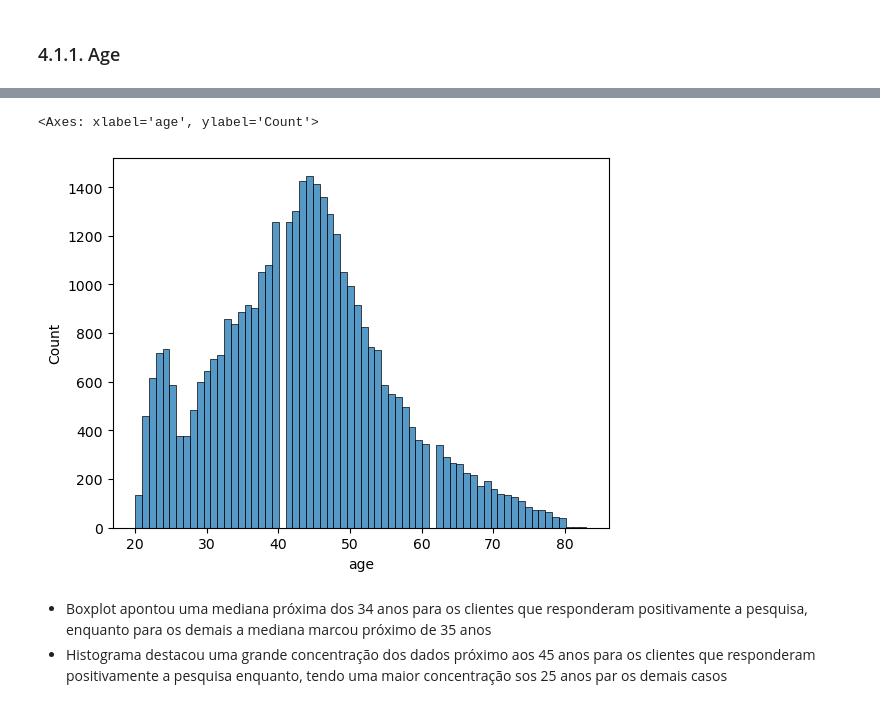
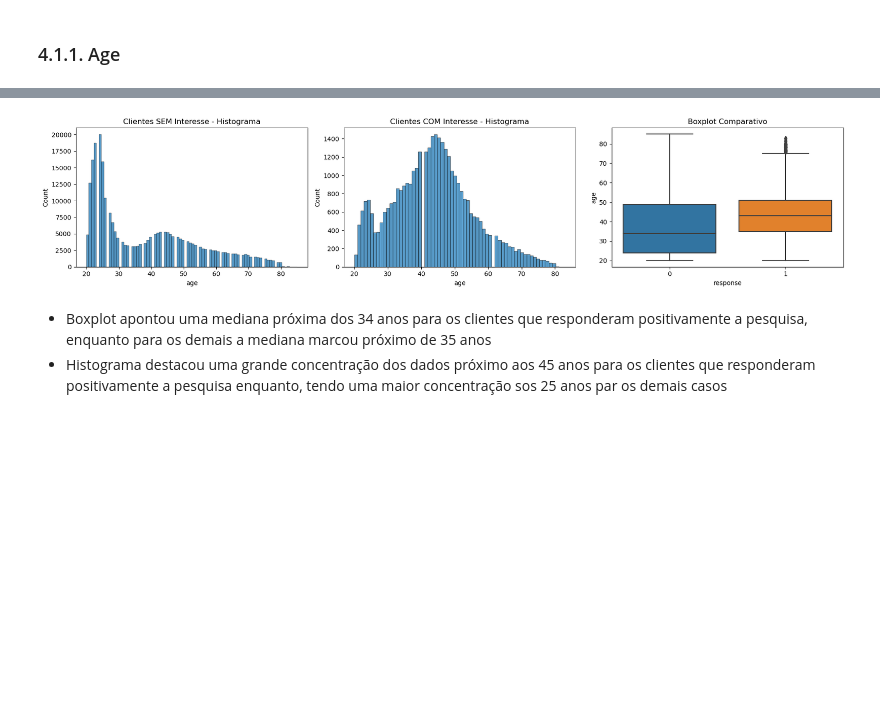
Before and after one commit to GabrielAlvesDS/Health-Insurance-Cross-Sell, a Jupyter notebook: notebooks/1.0.gca_health_insurance_cross_sell.ipynb, the cells around one changed output, grey strips where cells are left out. Cells and saved outputs as stored; diff of their text form; code cells hidden in the pictures; blank space fills up the shorter version.

```diff
--- a/notebooks/1.0.gca_health_insurance_cross_sell.ipynb
+++ b/notebooks/1.0.gca_health_insurance_cross_sell.ipynb
@@ -159,11 +146,25 @@ sns.histplot(aux00)
 # %%
-##Clientes COM interesse
+fig, axes = plt.subplots(1, 3, figsize=(18, 4))
 
-aux00 = df4.loc[df4['response'] == 1, 'age']
-sns.histplot(aux00)
+axes[0].set_title('Clientes SEM Interesse - Histograma')
+axes[1].set_title('Clientes COM Interesse - Histograma')
+axes[2].set_title('Boxplot Comparativo')
+
+# Subplot 1 - Clientes SEM Interesse (Histograma)
+aux00_no_interest = df4.loc[df4['response'] == 0, 'age']
+sns.histplot(aux00_no_interest, ax=axes[0])
+
+# Subplot 2 - Clientes COM Interesse (Histograma)
+aux00_with_interest = df4.loc[df4['response'] == 1, 'age']
+sns.histplot(aux00_with_interest, ax=axes[1])
+
+# Subplot 3 - Boxplot Comparativo
+sns.boxplot(x='response', y='age', data=df4, ax=axes[2])
+
+plt.tight_layout()
+plt.show()
 # %% [output]
-<Axes: xlabel='age', ylabel='Count'>
-[figure, old version]
+[figure, new version]
 # %% [markdown]
 - Boxplot apontou uma mediana próxima dos 34 anos para os clientes que responderam positivamente a pesquisa, enquanto para os demais a mediana marcou próximo de 35 anos
 - Histograma destacou uma grande concentração dos dados próximo aos 45 anos para os clientes que responderam positivamente a pesquisa enquanto, tendo uma maior concentração sos 25 anos par os demais casos
```
Also changed, not shown: parts of 11 cells of this notebook, 13 other files.
